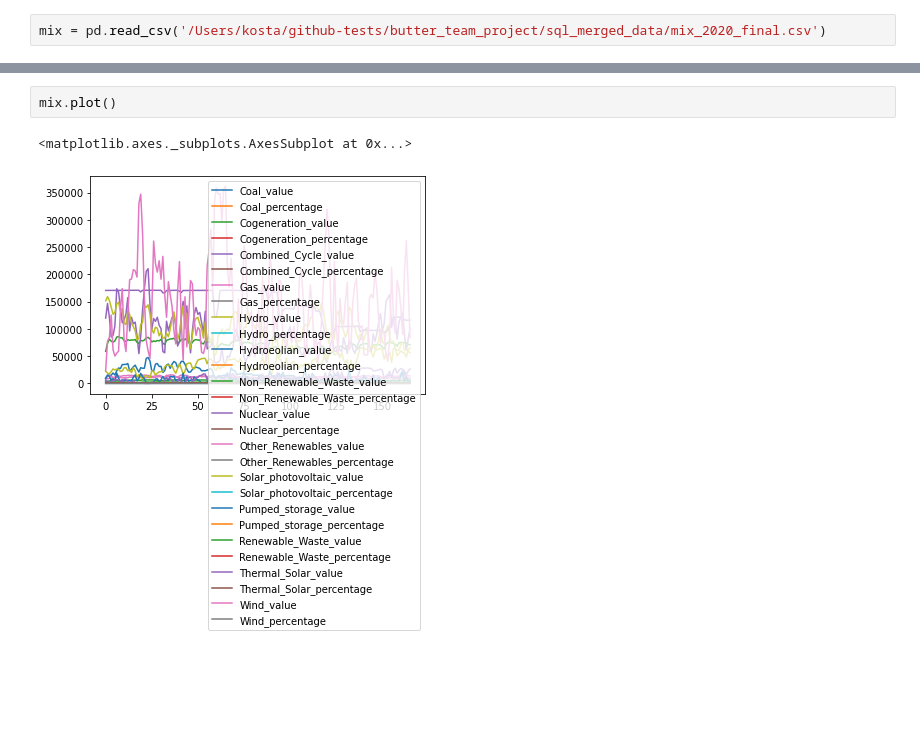
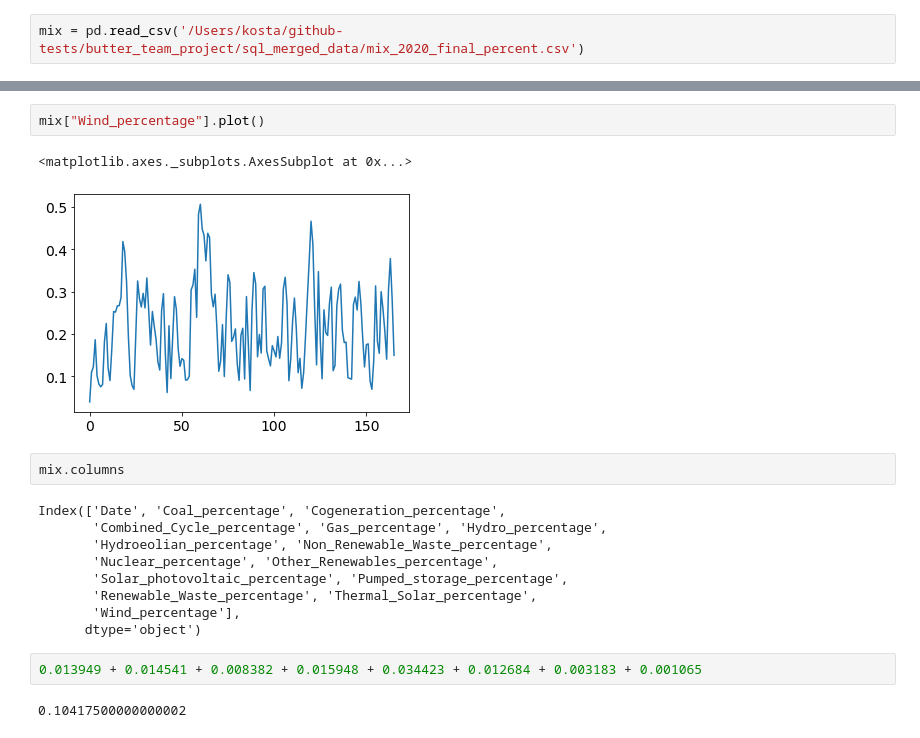
Before and after one commit to mahooi/Team_Project_Data_Cleanup, a Jupyter notebook: Plotting_mix_kosta.ipynb, the cells around one changed output, grey strips where cells are left out. Cells and saved outputs as stored; diff of their text form; blank space fills up the shorter version.

Commit message:
addind new Documentation and Bar Chart plotting notebook

```diff
--- a/Plotting_mix_kosta.ipynb
+++ b/Plotting_mix_kosta.ipynb
@@ -8,2 +9,2 @@ pwd
 # %%
-mix = pd.read_csv('/Users/kosta/github-tests/butter_team_project/sql_merged_data/mix_2020_final.csv')
+mix = pd.read_csv('/Users/kosta/github-tests/butter_team_project/sql_merged_data/mix_2020_final_percent.csv')
@@ -10,5 +32,20 @@ mix = pd.read_csv('/Users/kosta/github-tests/butter_team_project/sql_merged_data
 # %%
-mix.plot()
+mix["Wind_percentage"].plot()
 # %% [output]
 <matplotlib.axes._subplots.AxesSubplot at 0x...>
-[figure, old version]
+[figure, new version]
+# %%
+mix.columns
+# %% [output]
+Index(['Date', 'Coal_percentage', 'Cogeneration_percentage',
+       'Combined_Cycle_percentage', 'Gas_percentage', 'Hydro_percentage',
+       'Hydroeolian_percentage', 'Non_Renewable_Waste_percentage',
+       'Nuclear_percentage', 'Other_Renewables_percentage',
+       'Solar_photovoltaic_percentage', 'Pumped_storage_percentage',
+       'Renewable_Waste_percentage', 'Thermal_Solar_percentage',
+       'Wind_percentage'],
+      dtype='object')
+# %%
+0.013949 + 0.014541 + 0.008382 + 0.015948 + 0.034423 + 0.012684 + 0.003183 + 0.001065
+# %% [output]
+0.10417500000000002
```
Also changed, not shown: parts of 6 cells of this notebook, 3 other files.
